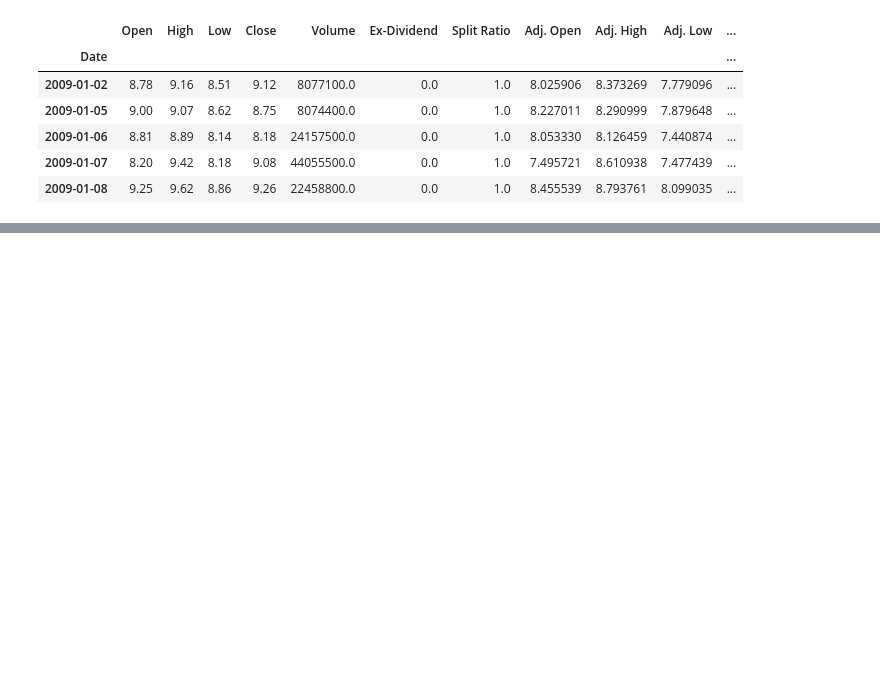
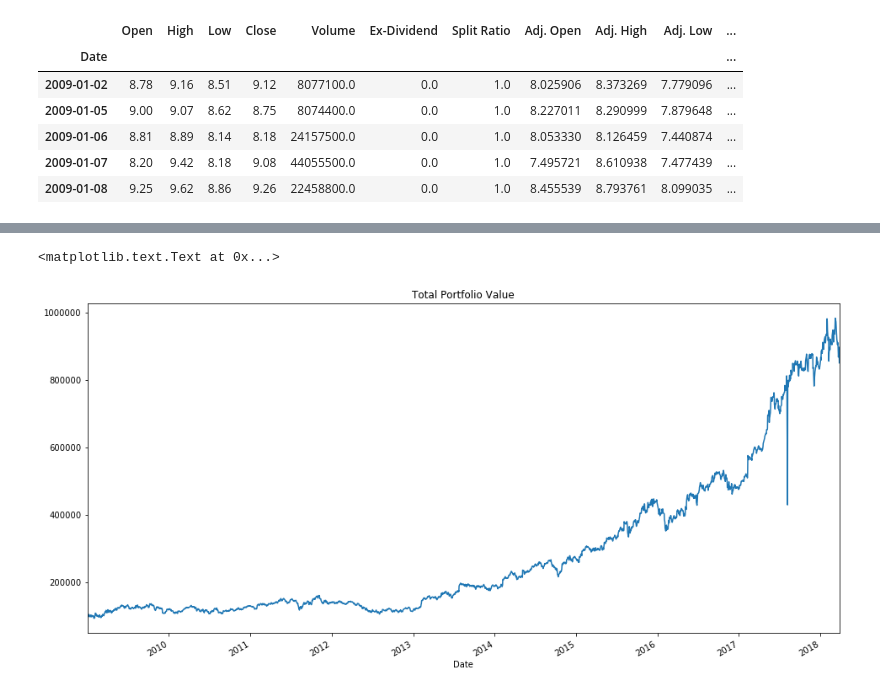
Before and after one commit to SimonSlominski/Python_for_finance, a Jupyter notebook: Sharpe_ratio_and_portfolio_values_analysis/Sharpe Ratio and Portfolio Values.ipynb, the cells around one changed output, grey strips where cells are left out. Cells and saved outputs as stored; diff of their text form; code cells hidden in the pictures; blank space fills up the shorter version.

```diff
--- a/Sharpe_ratio_and_portfolio_values_analysis/Sharpe Ratio and Portfolio Values.ipynb
+++ b/Sharpe_ratio_and_portfolio_values_analysis/Sharpe Ratio and Portfolio Values.ipynb
@@ -48,0 +110,2 @@ cdp.head()
+# %%
+portfolio_value['Total Pos'] = portfolio_value.sum(axis=1)
@@ -48,0 +122,6 @@ cdp.head()
+# %%
+portfolio_value['Total Pos'].plot(figsize=(16,8))
+plt.title('Total Portfolio Value')
+# %% [output]
+<matplotlib.text.Text at 0x...>
+[figure, added]
```
Also changed, not shown: parts of 18 cells of this notebook.
